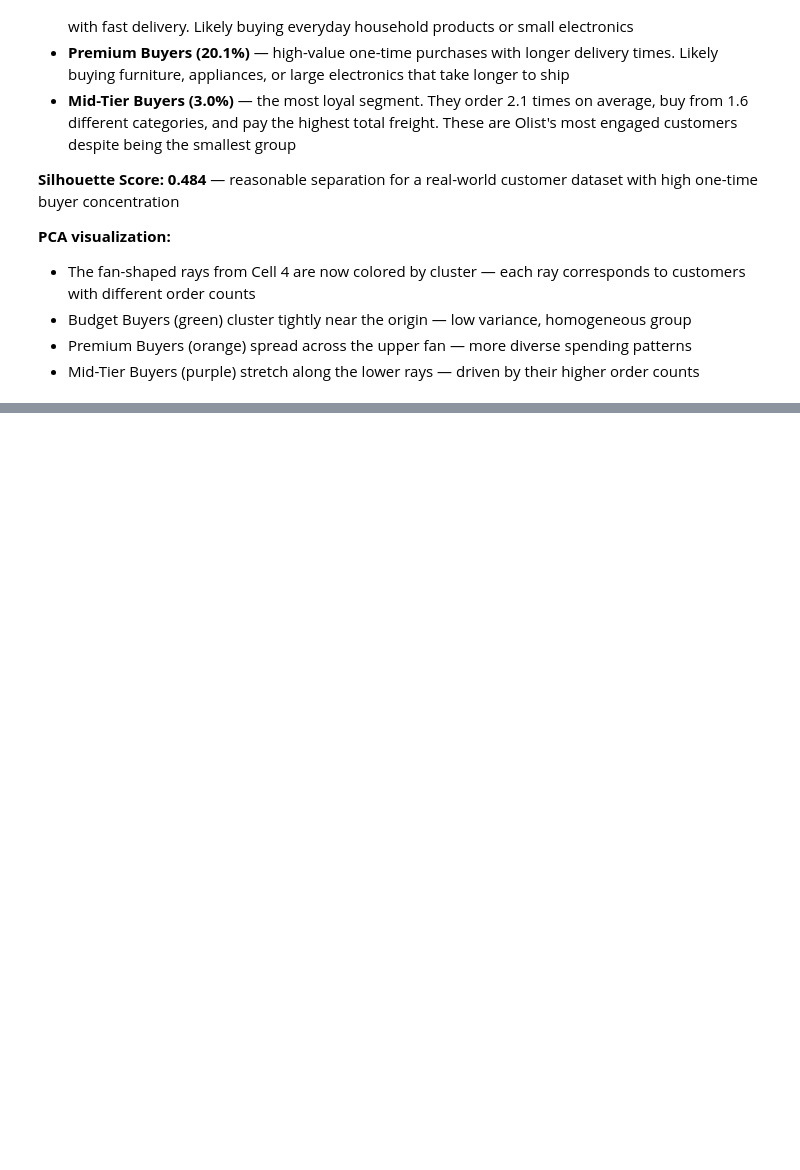
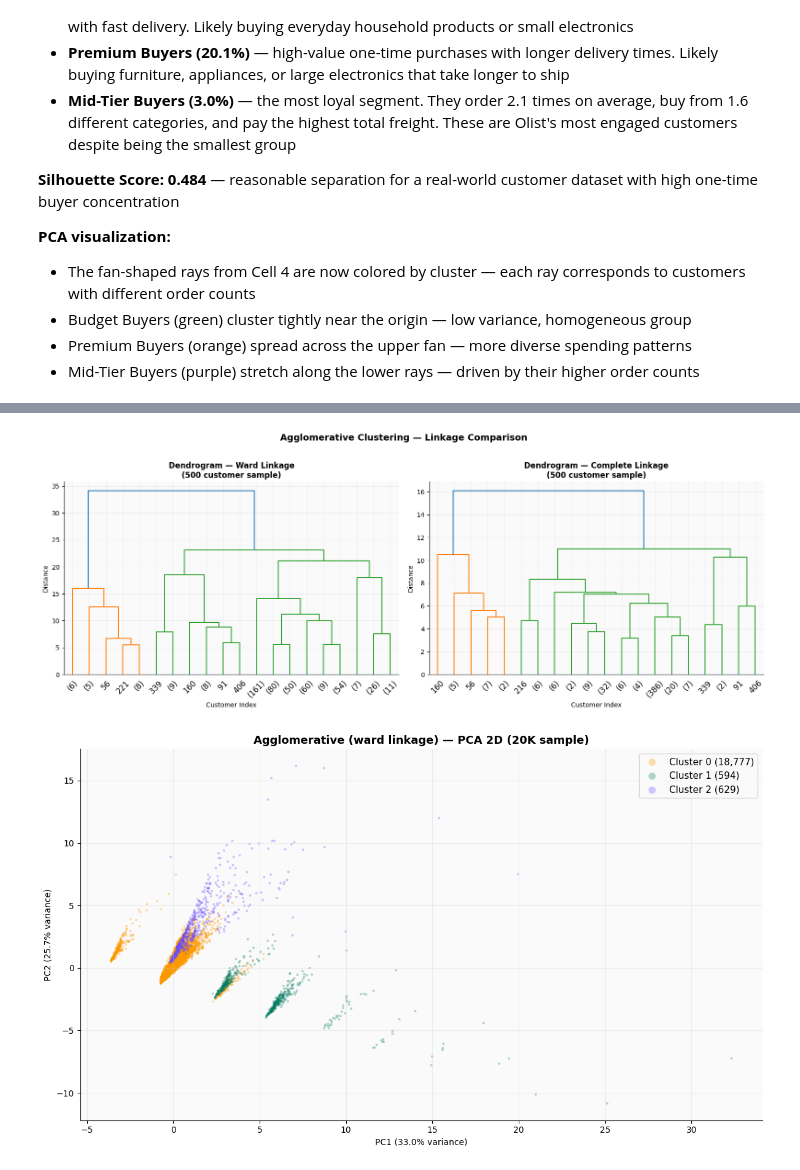
Before and after one commit to pramodkumarpodila-source/ds-ml-ecommerce, a Jupyter notebook: part4_clustering/part4_notebook.ipynb, the cells around one changed output, grey strips where cells are left out. Cells and saved outputs as stored; diff of their text form; code cells hidden in the pictures; blank space fills up the shorter version.

Commit message:
Part 4 — all 3 clustering algorithms complete, conclusion done

```diff
--- a/part4_clustering/part4_notebook.ipynb
+++ b/part4_clustering/part4_notebook.ipynb
@@ -465,0 +620,76 @@ Fitting final K-Means with k=3 on full dataset...
+# %%
+# ── CELL 8: Agglomerative Clustering ─────────────────────────────────────────
+from scipy.cluster.hierarchy import dendrogram, linkage
+
+# ── Use sample for both clustering and dendrogram ─────────────────────────────
+DENDRO_SAMPLE = 500
+np.random.seed(42)
+dendro_idx = np.random.choice(len(X_sample), DENDRO_SAMPLE, replace=False)
+X_dendro   = X_sample[dendro_idx]
+
+print(f'Running Agglomerative Clustering on 20K sample...')
+print(f'Dendrogram on {DENDRO_SAMPLE} sample\n')
+
+# ── Compare Ward vs Complete linkage ──────────────────────────────────────────
+linkage_methods = ['ward', 'complete']
+agg_results     = {}
+
+for method in linkage_methods:
+    agg    = AgglomerativeClustering(n_clusters=3, linkage=method)
+    labels = agg.fit_predict(X_sample)
+    sil    = silhouette_score(X_sample, labels)
+    agg_results[method] = {'labels': labels, 'silhouette': sil}
+    print(f'   Linkage={method:<10} Silhouette: {sil:.4f}')
+    sizes = pd.Series(labels).value_counts().sort_index()
+    for k, v in sizes.items():
+        print(f'      Cluster {k}: {v:,} customers ({v/len(labels)*100:.1f}%)')
+    print()
+
+# ── Select best linkage ────────────────────────────────────────────────────────
+# Ward gives more balanced clusters — complete linkage degenerates
+# Complete linkage puts 99.7% in one cluster — not meaningful
+best_linkage = 'ward'
+agg_labels     = agg_results[best_linkage]['labels']
+agg_silhouette = agg_results[best_linkage]['silhouette']
+print(f'\n⚠️  Complete linkage degenerated — 99.7% in one cluster')
+print(f'   Selecting ward linkage for balanced, interpretable segments')
+agg_labels     = agg_results[best_linkage]['labels']
+agg_silhouette = agg_results[best_linkage]['silhouette']
+
+print(f'✅ Best linkage: {best_linkage} (Silhouette: {agg_silhouette:.4f})')
+
+# ── Dendrogram ────────────────────────────────────────────────────────────────
+fig, axes = plt.subplots(1, 2, figsize=(16, 6))
+
+for i, method in enumerate(['ward', 'complete']):
+    Z = linkage(X_dendro, method=method)
+    dendrogram(Z, ax=axes[i], truncate_mode='lastp',
+               p=20, leaf_rotation=45,
+               color_threshold=0.7*max(Z[:,2]))
+    axes[i].set_title(f'Dendrogram — {method.capitalize()} Linkage\n(500 customer sample)',
+                      fontsize=12, fontweight='bold')
+    axes[i].set_xlabel('Customer Index')
+    axes[i].set_ylabel('Distance')
+
+plt.suptitle('Agglomerative Clustering — Linkage Comparison',
+             fontsize=14, fontweight='bold', y=1.02)
+plt.tight_layout()
+plt.show()
+
+# ── PCA Scatter Plot ──────────────────────────────────────────────────────────
+fig, ax = plt.subplots(figsize=(12, 7))
+for cluster_id in range(3):
+    mask = agg_labels == cluster_id
+    ax.scatter(X_pca_sample[mask, 0], X_pca_sample[mask, 1],
+               alpha=0.3, s=8,
+               color=CLUSTER_COLORS[cluster_id],
+               label=f'Cluster {cluster_id} ({mask.sum():,})',
+               edgecolors='none')
+ax.set_title(f'Agglomerative ({best_linkage} linkage) — PCA 2D (20K sample)',
+             fontsize=13, fontweight='bold')
+ax.set_xlabel(f'PC1 ({pca.explained_variance_ratio_[0]*100:.1f}% variance)')
+ax.set_ylabel(f'PC2 ({pca.explained_variance_ratio_[1]*100:.1f}% variance)')
+ax.legend(fontsize=11, markerscale=3)
+plt.tight_layout()
+plt.show()
+# %% [output]
@@ -465,0 +713,2 @@ Fitting final K-Means with k=3 on full dataset...
+[figure, added]
+[figure, added]
```
Also changed, not shown: parts of 10 cells of this notebook.
